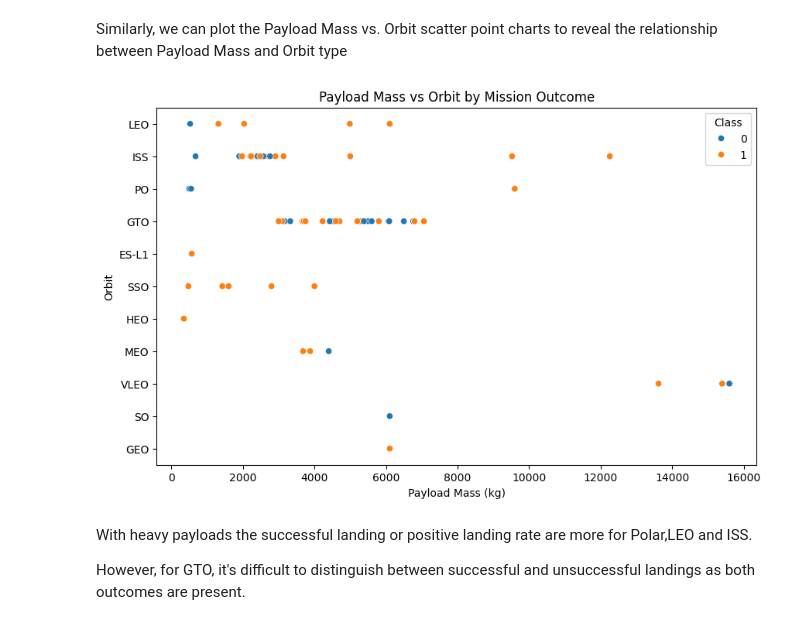
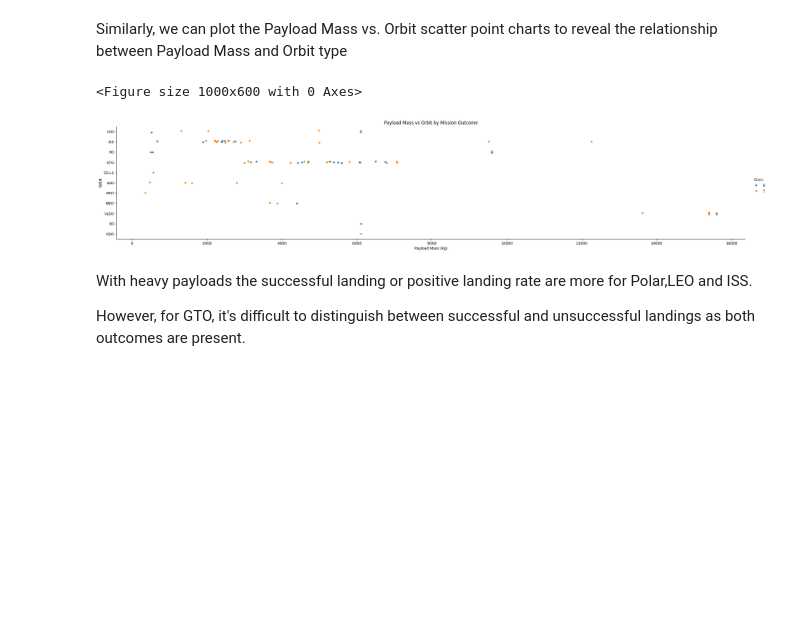
Before and after one commit to pomopa/Data-Science-Capstone-IBM-Certificate, a Jupyter notebook: 2 - Exploratory Data Analysis (EDA)/Lab05-edadataviz.ipynb, the cells around one changed output. Cells and saved outputs as stored; diff of their text form; code cells hidden in the pictures; blank space fills up the shorter version.

```diff
--- a/2 - Exploratory Data Analysis (EDA)/Lab05-edadataviz.ipynb
+++ b/2 - Exploratory Data Analysis (EDA)/Lab05-edadataviz.ipynb
@@ -200,21 +204,23 @@ Similarly, we can plot the Payload Mass vs. Orbit scatter point charts to reveal
 # %%
 # Plot a scatter point chart with x axis to be Payload Mass and y axis to be the Orbit, and hue to be the class value
 plt.figure(figsize=(10, 6))
 
-sns.scatterplot(
+sns.catplot(
     data=df,
     x='PayloadMass',
     y='Orbit',
-    hue='Class'
+    hue='Class',
+    aspect=5
 )
 
 plt.xlabel('Payload Mass (kg)')
 plt.ylabel('Orbit')
 plt.title('Payload Mass vs Orbit by Mission Outcome')
 
 plt.show()
 # %% [output]
+<Figure size 1000x600 with 0 Axes>
-[figure, old version]
+[figure, new version]
 # %% [markdown]
 With heavy payloads the successful landing or positive landing rate are more for Polar,LEO and ISS.
 
```
Also changed, not shown: parts of 3 cells of this notebook.
